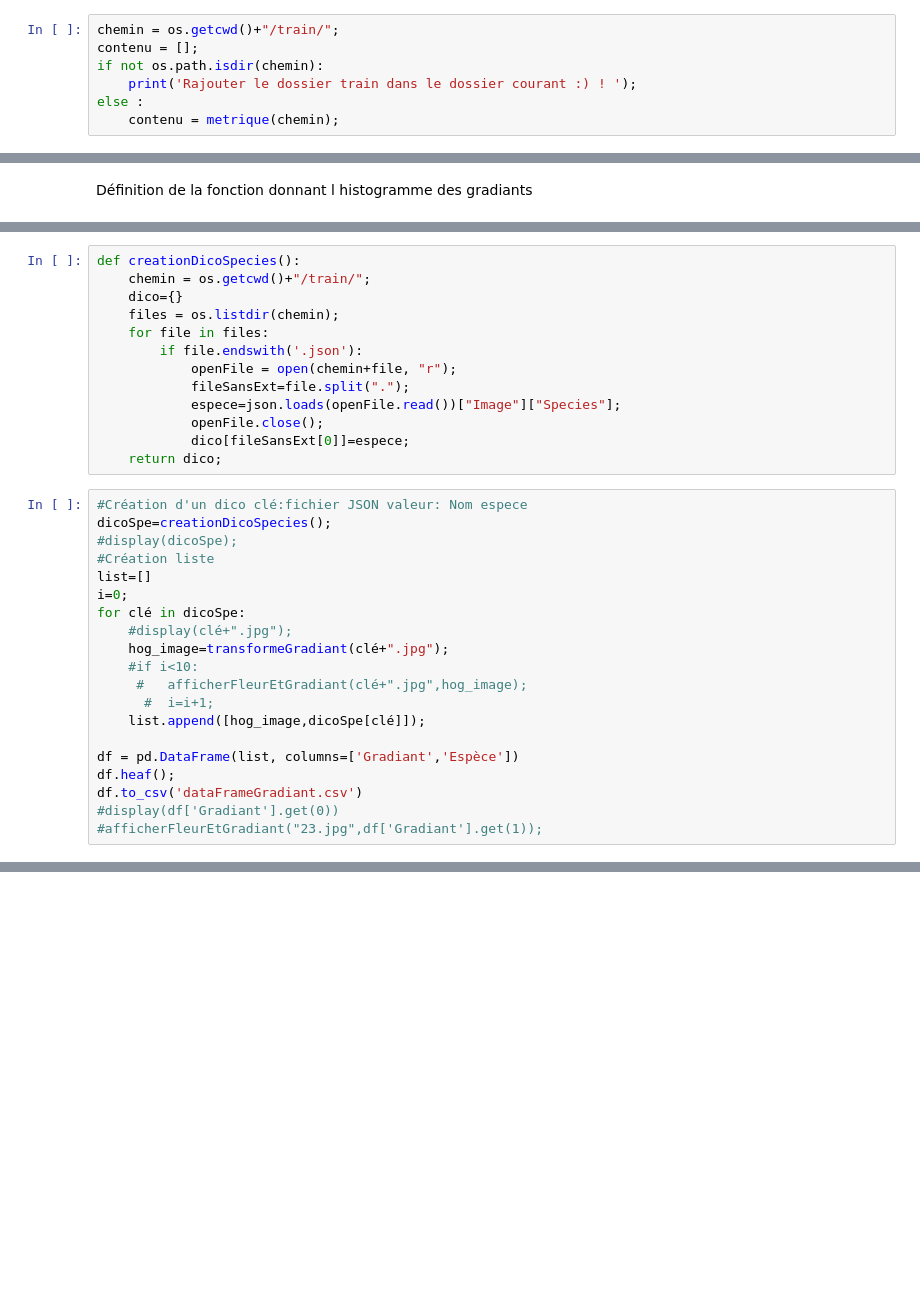
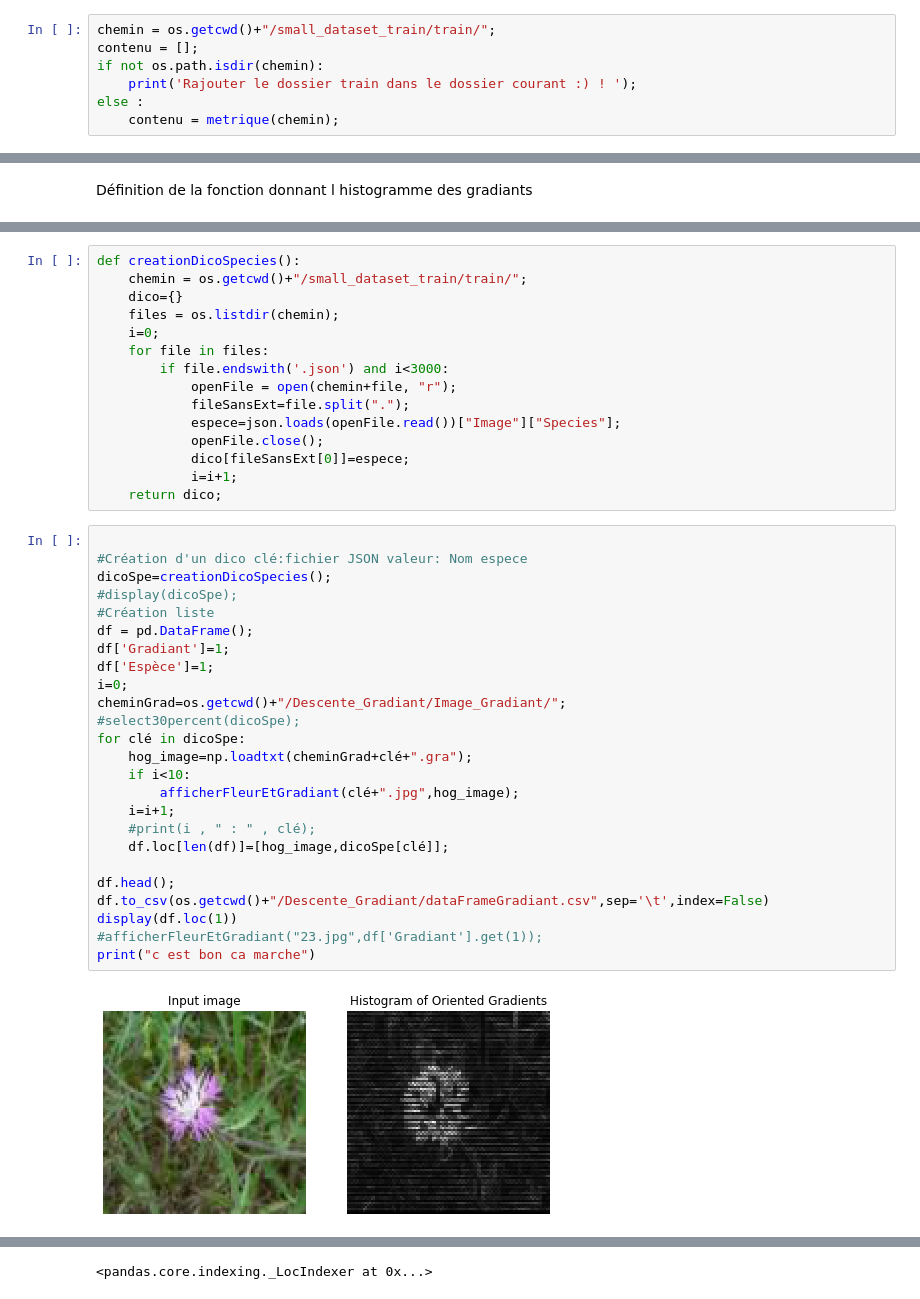
Before and after one commit to LemaitreT/Reconnaissance-visuel-de-plante, a Jupyter notebook: Descente de Gradiant.ipynb, the cells around one changed output, grey strips where cells are left out. Drawn from its saved outputs; the diff is of its cells as text; blank space fills up the shorter version.

```diff
--- a/Descente de Gradiant.ipynb
+++ b/Descente de Gradiant.ipynb
@@ -20,7 +20,7 @@ def metrique(path):
             openFile.close();
     return contenu;
 # %%
-chemin = os.getcwd()+"/train/";
+chemin = os.getcwd()+"/small_dataset_train/train/";
 contenu = [];
 if not os.path.isdir(chemin):
     print('Rajouter le dossier train dans le dossier courant :) ! ');
@@ -132,33 +159,42 @@ plt.show()
 # %%
 def creationDicoSpecies():
-    chemin = os.getcwd()+"/train/";
+    chemin = os.getcwd()+"/small_dataset_train/train/";
     dico={}
     files = os.listdir(chemin);
+    i=0;
     for file in files:
-        if file.endswith('.json'):
+        if file.endswith('.json') and i<3000:
             openFile = open(chemin+file, "r");
             fileSansExt=file.split(".");
             espece=json.loads(openFile.read())["Image"]["Species"];
             openFile.close();
             dico[fileSansExt[0]]=espece;
+            i=i+1;
     return dico;
 # %%
+
 #Création d'un dico clé:fichier JSON valeur: Nom espece
 dicoSpe=creationDicoSpecies();
 #display(dicoSpe);
 #Création liste
-list=[]
+df = pd.DataFrame();
+df['Gradiant']=1;
+df['Espèce']=1;
 i=0;
+cheminGrad=os.getcwd()+"/Descente_Gradiant/Image_Gradiant/";
+#select30percent(dicoSpe);
 for clé in dicoSpe:
-    #display(clé+".jpg");
-    hog_image=transformeGradiant(clé+".jpg");
-    #if i<10:
-     #   afficherFleurEtGradiant(clé+".jpg",hog_image);
-      #  i=i+1;
-    list.append([hog_image,dicoSpe[clé]]);
+    hog_image=np.loadtxt(cheminGrad+clé+".gra");
+    if i<10:
+        afficherFleurEtGradiant(clé+".jpg",hog_image);
+    i=i+1;
+    #print(i , " : " , clé);
+    df.loc[len(df)]=[hog_image,dicoSpe[clé]];
 
-df = pd.DataFrame(list, columns=['Gradiant','Espèce'])
-df.heaf();
-df.to_csv('dataFrameGradiant.csv')
-#display(df['Gradiant'].get(0))
+df.head();
+df.to_csv(os.getcwd()+"/Descente_Gradiant/dataFrameGradiant.csv",sep='\t',index=False)
+display(df.loc(1))
 #afficherFleurEtGradiant("23.jpg",df['Gradiant'].get(1));
+print("c est bon ca marche")
+# %% [output]
+[figure, added]
@@ -164,0 +210 @@ df.to_csv('dataFrameGradiant.csv')
+<pandas.core.indexing._LocIndexer at 0x...>
```
Also changed, not shown: parts of 9 cells of this notebook, 1 other file.
